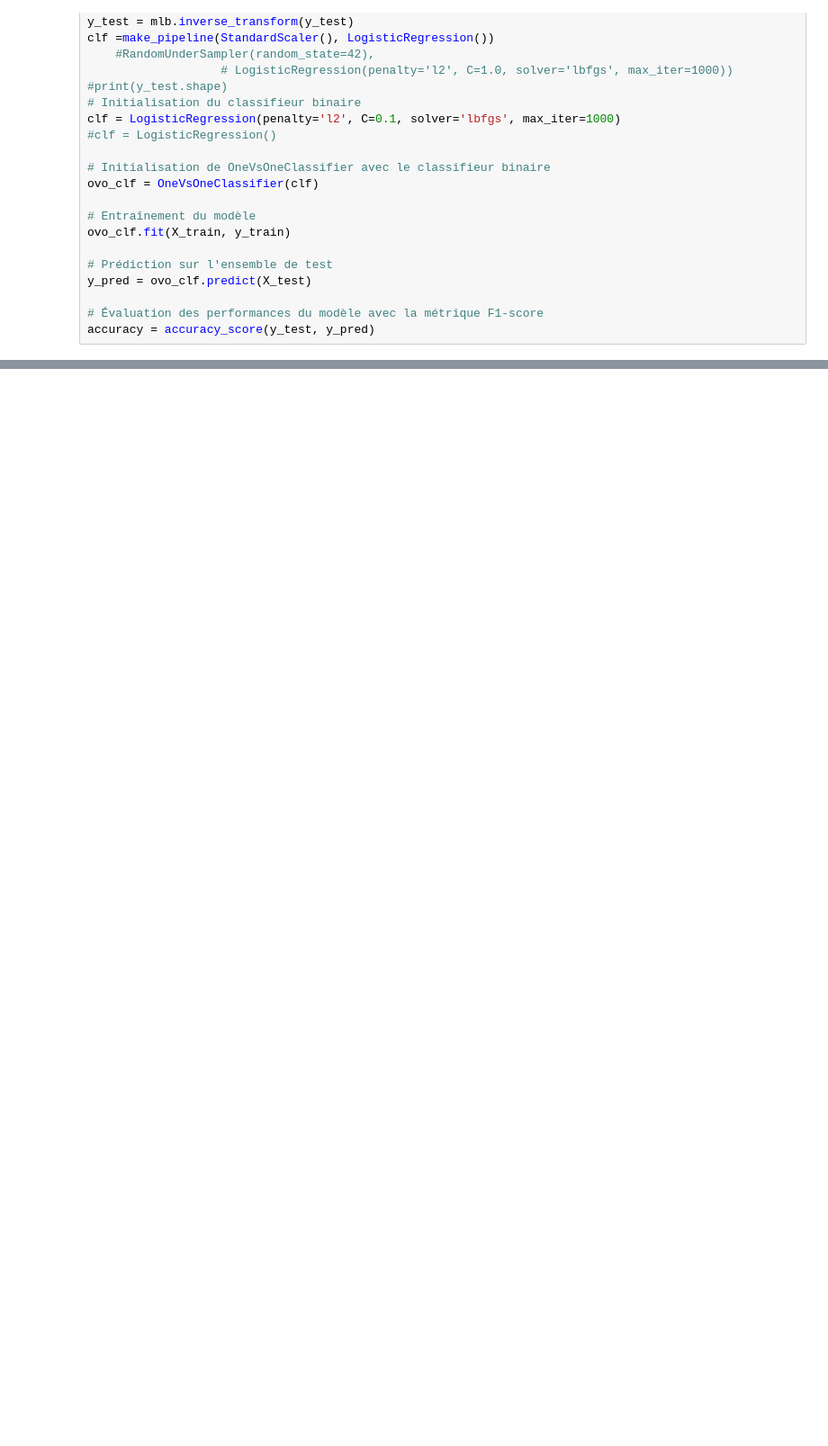
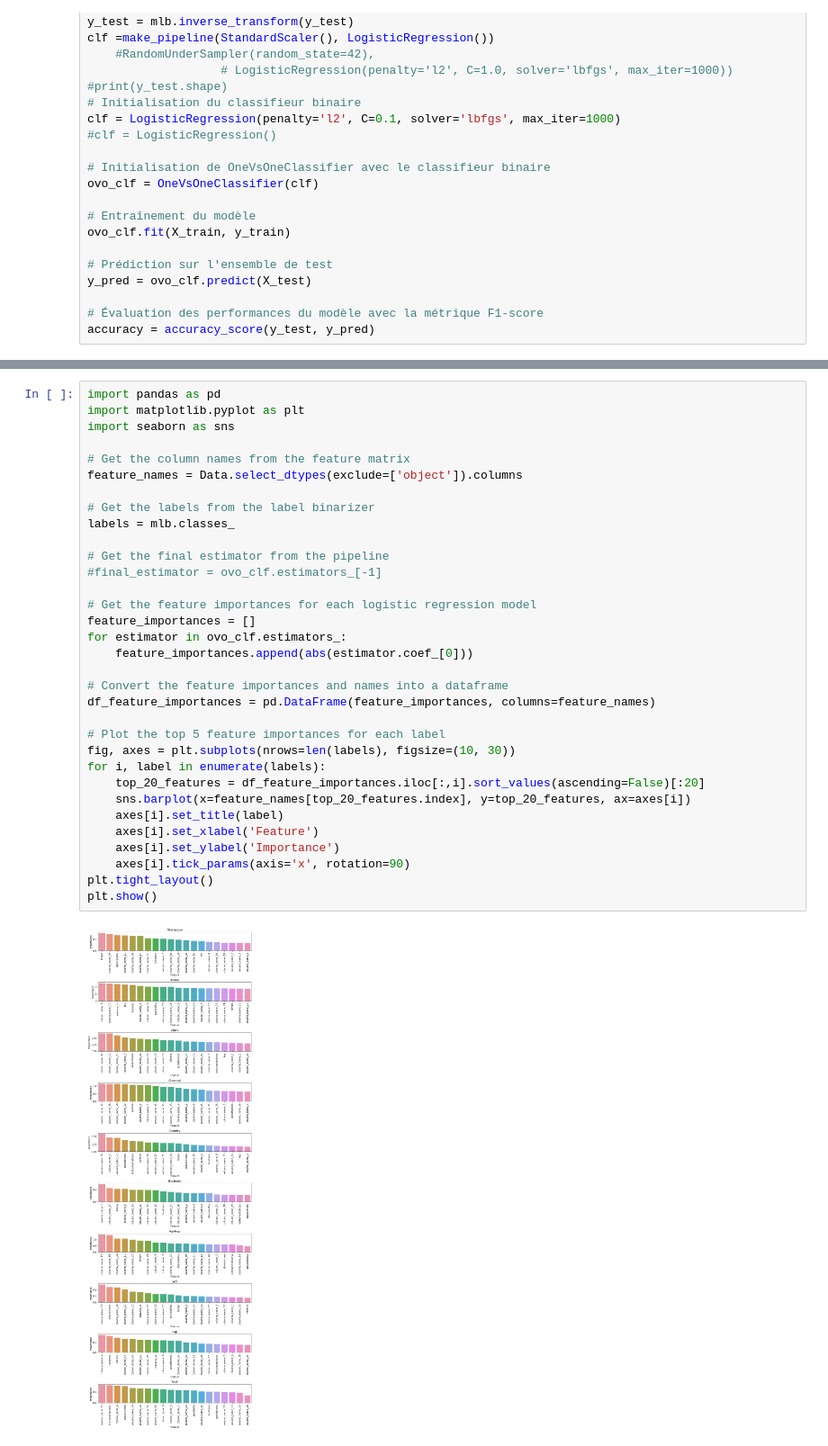
Before and after one commit to bileldhambri/DS-Project-Music-Classification, a Jupyter notebook: Binary classification_3.ipynb, the cells around one changed output, grey strips where cells are left out. Shown: that part at 90% size. Cells and saved outputs as stored; diff of their text form; blank space fills up the shorter version.

```diff
--- a/Binary classification_3.ipynb
+++ b/Binary classification_3.ipynb
@@ -323,0 +484,35 @@ plt.show()
+# %%
+import pandas as pd
+import matplotlib.pyplot as plt
+import seaborn as sns
+
+# Get the column names from the feature matrix
+feature_names = Data.select_dtypes(exclude=['object']).columns
+
+# Get the labels from the label binarizer
+labels = mlb.classes_
+
+# Get the final estimator from the pipeline
+#final_estimator = ovo_clf.estimators_[-1]
+
+# Get the feature importances for each logistic regression model
+feature_importances = []
+for estimator in ovo_clf.estimators_:
+    feature_importances.append(abs(estimator.coef_[0]))
+
+# Convert the feature importances and names into a dataframe
+df_feature_importances = pd.DataFrame(feature_importances, columns=feature_names)
+
+# Plot the top 5 feature importances for each label
+fig, axes = plt.subplots(nrows=len(labels), figsize=(10, 30))
+for i, label in enumerate(labels):
+    top_20_features = df_feature_importances.iloc[:,i].sort_values(ascending=False)[:20]
+    sns.barplot(x=feature_names[top_20_features.index], y=top_20_features, ax=axes[i])
+    axes[i].set_title(label)
+    axes[i].set_xlabel('Feature')
+    axes[i].set_ylabel('Importance')
+    axes[i].tick_params(axis='x', rotation=90)
+plt.tight_layout()
+plt.show()
+# %% [output]
+[figure, added]
```
Also changed, not shown: parts of 22 cells of this notebook.
